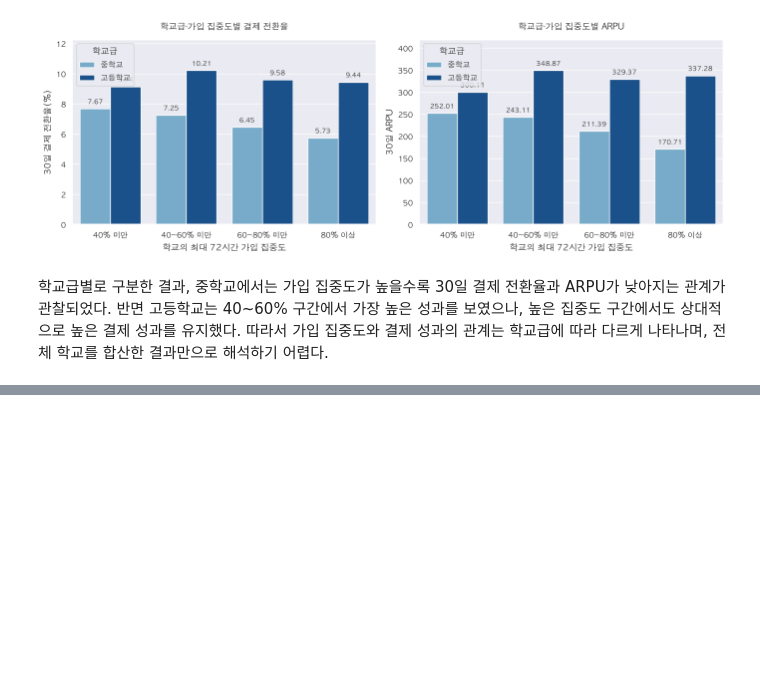
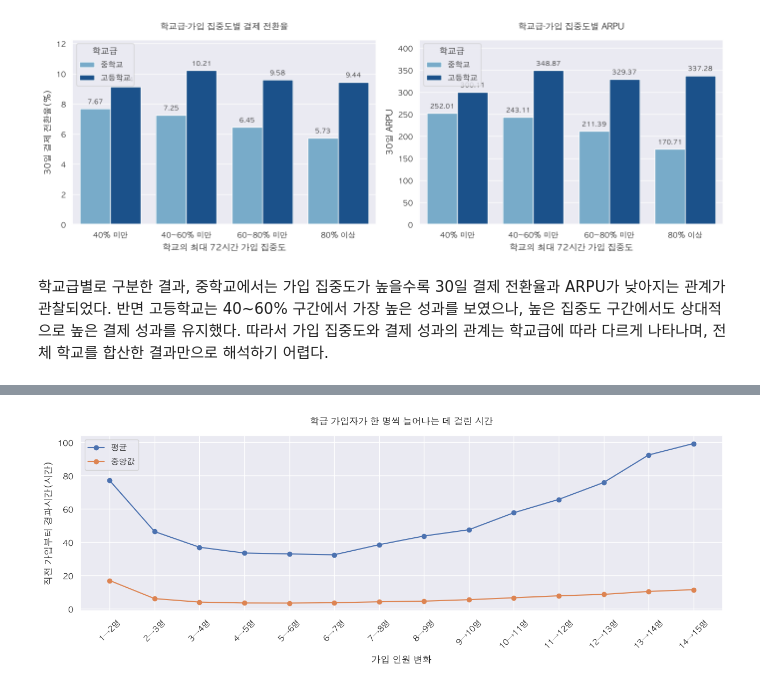
Before and after one commit to zoo-no-s/sns_service_analysis, a Jupyter notebook: notebooks/acquisition_1.ipynb, the cells around one changed output, grey strips where cells are left out. Saved outputs shown, nothing was run; the diff lists cells and outputs as text; code cells hidden in the pictures; blank space fills up the shorter version.

```diff
--- a/notebooks/acquisition_1.ipynb
+++ b/notebooks/acquisition_1.ipynb
@@ -1761,0 +1835,27 @@ plt.show()
+# %%
+fig, ax = plt.subplots(figsize=(13, 5))
+
+ax.plot(
+    step_summary['가입 단계'],
+    step_summary['평균경과시간'],
+    marker='o',
+    label='평균',
+)
+
+ax.plot(
+    step_summary['가입 단계'],
+    step_summary['중앙경과시간'],
+    marker='o',
+    label='중앙값',
+)
+
+ax.set_title('학급 가입자가 한 명씩 늘어나는 데 걸린 시간', pad=15)
+ax.set_xlabel('가입 인원 변화')
+ax.set_ylabel('직전 가입부터 경과시간(시간)')
+ax.legend()
+ax.tick_params(axis='x', labelrotation=45)
+
+fig.tight_layout()
+plt.show()
+# %% [output]
+[figure, added]
```
Also changed, not shown: parts of 51 cells of this notebook.
